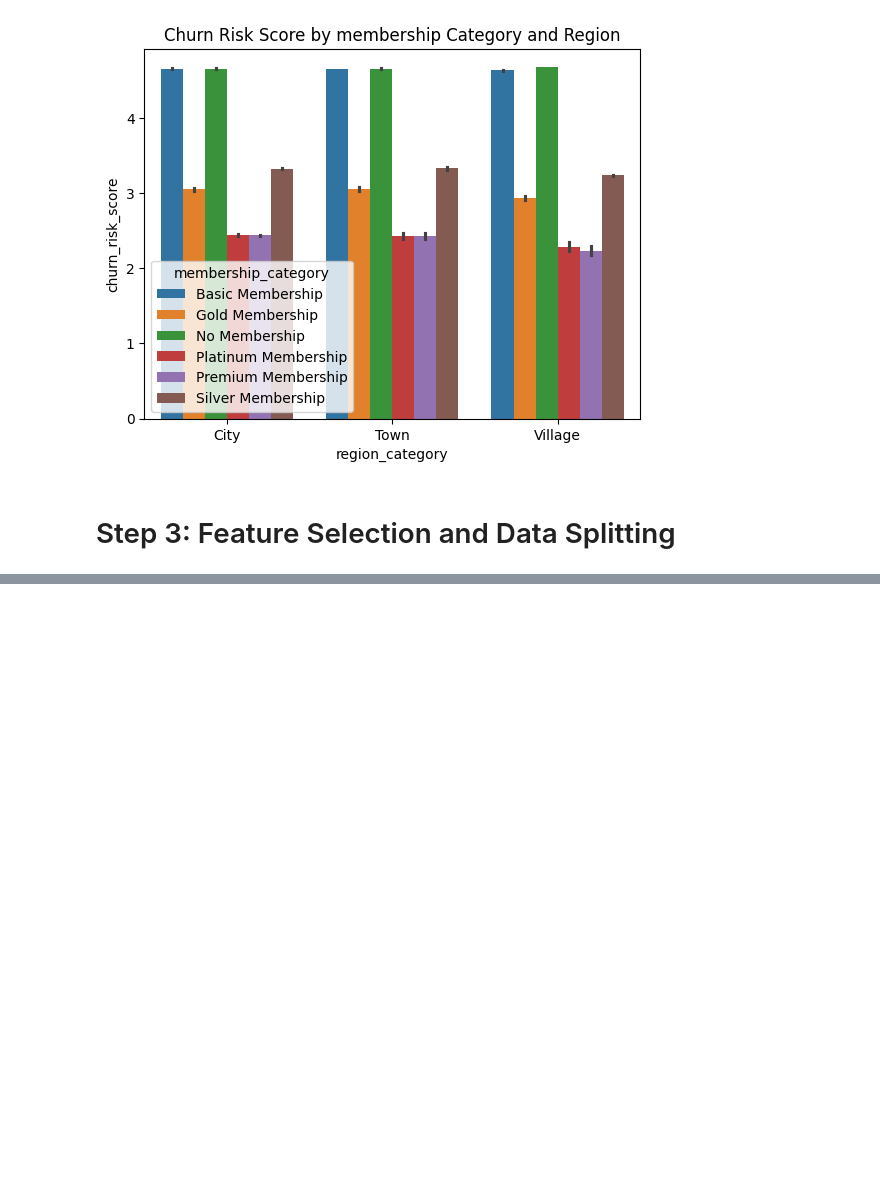
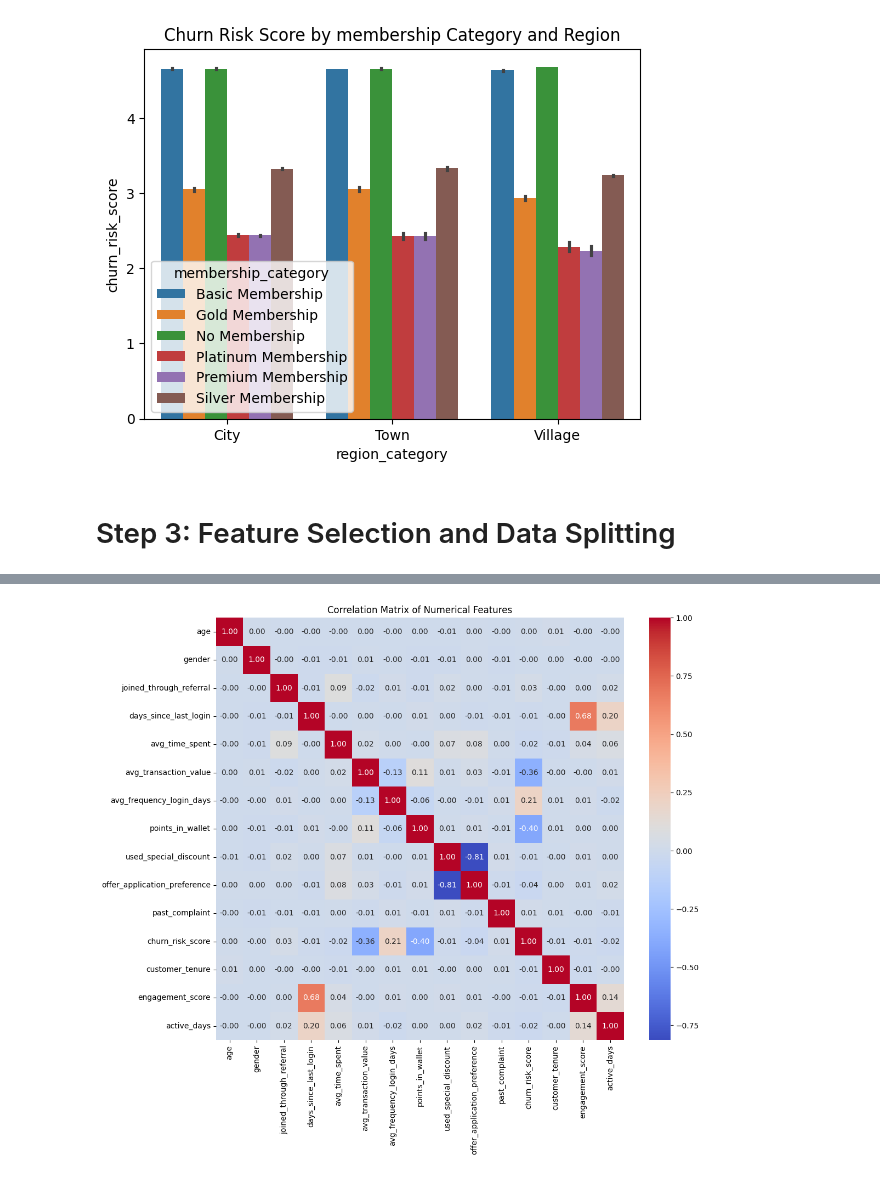
Before and after one commit to getnetbogale27/Baacumen-SML-Group-Project, a Jupyter notebook: ML-Tade.ipynb, the cells around one changed output, grey strips where cells are left out. Saved outputs shown, nothing was run; the diff lists cells and outputs as text; code cells hidden in the pictures; blank space fills up the shorter version.

```diff
--- a/ML-Tade.ipynb
+++ b/ML-Tade.ipynb
@@ -515,0 +522,18 @@ plt.show()
+# %%
+# 3.1 Feature Selection
+# Step 1: Correlation Analysis
+# Remove non-numeric columns for correlation analysis
+numeric_features = df.select_dtypes(include=[np.number])
+correlation_matrix = numeric_features.corr()
+
+# Visualize the correlation matrix
+plt.figure(figsize=(12, 10))
+sns.heatmap(correlation_matrix, annot=True, cmap='coolwarm', fmt='.2f')
+plt.title('Correlation Matrix of Numerical Features')
+plt.show()
+
+# Remove features with high correlation (threshold > 0.85) if needed
+high_correlation_features = [column for column in correlation_matrix.columns if any(correlation_matrix[column] > 0.85) and column != 'churn_risk_score']
+df = df.drop(columns=high_correlation_features)
+# %% [output]
+[figure, added]
```
Also changed, not shown: parts of 17 cells of this notebook.
